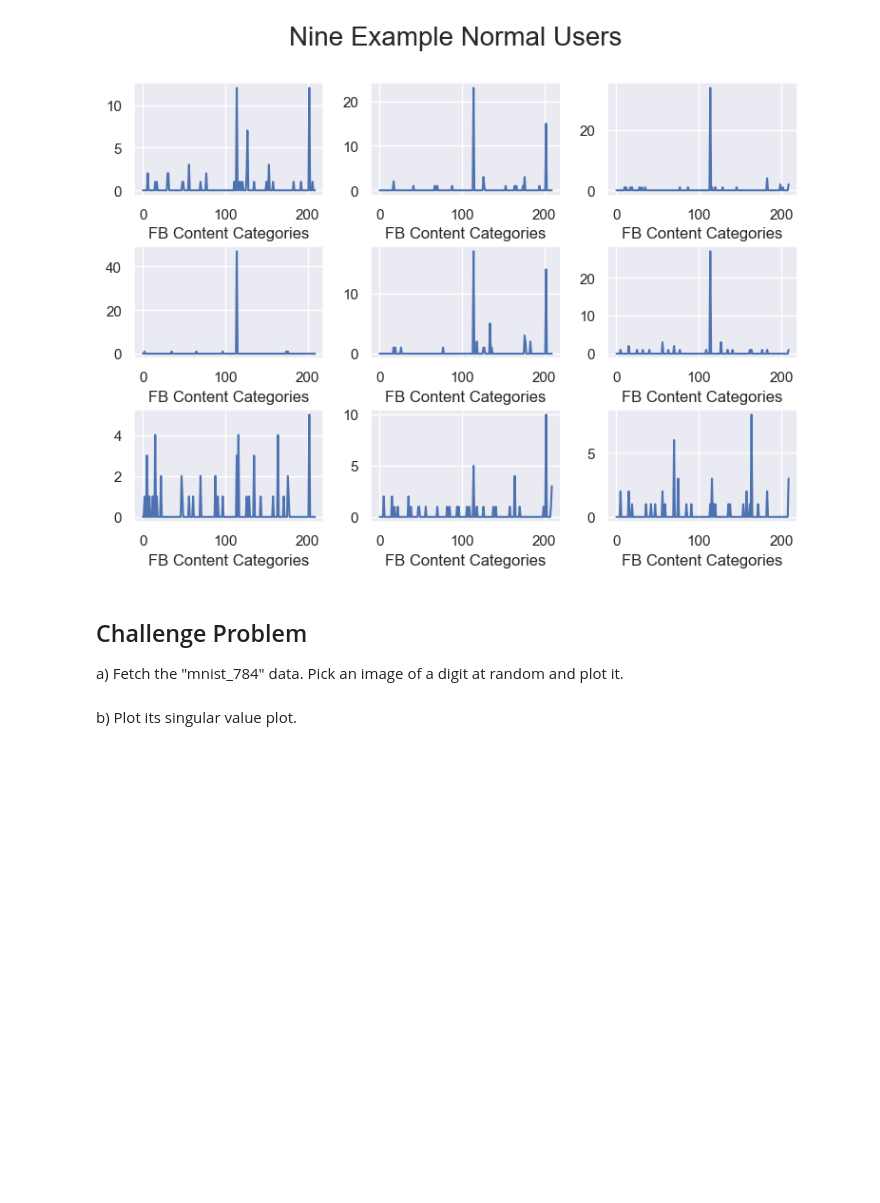
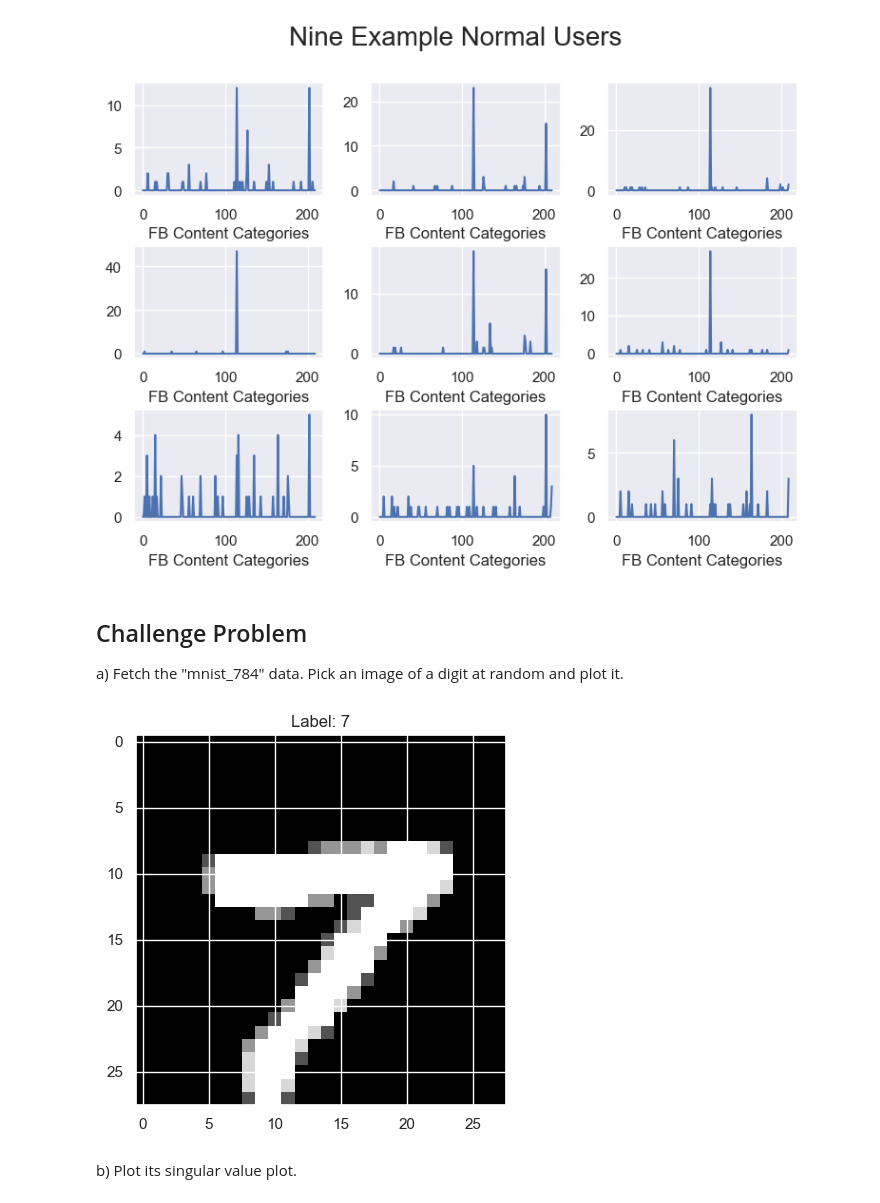
Before and after one commit to YuchenCao1/Data-Science-Fundamentals, a Jupyter notebook: lecture_10/worksheet_10.ipynb, the cells around one changed output. Saved outputs shown, nothing was run; the diff lists cells and outputs as text; code cells hidden in the pictures; blank space fills up the shorter version.

```diff
--- a/lecture_10/worksheet_10.ipynb
+++ b/lecture_10/worksheet_10.ipynb
@@ -314,2 +323,15 @@ X, y = fetch_openml(name="mnist_784", version=1, return_X_y=True, as_frame=False
+# %%
+from sklearn.datasets import fetch_openml
+
+X, y = fetch_openml(name="mnist_784", version=1, return_X_y=True, as_frame=False)
+
+index = np.random.randint(0, X.shape[0])
+image = X[index].reshape(28, 28)
+
+plt.imshow(image, cmap = cm.Greys_r)
+plt.title(f'Label: {y[index]}')
+plt.show()
+# %% [output]
+[figure, added]
 # %% [markdown]
 b) Plot its singular value plot.
```
Also changed, not shown: parts of 14 cells of this notebook.
